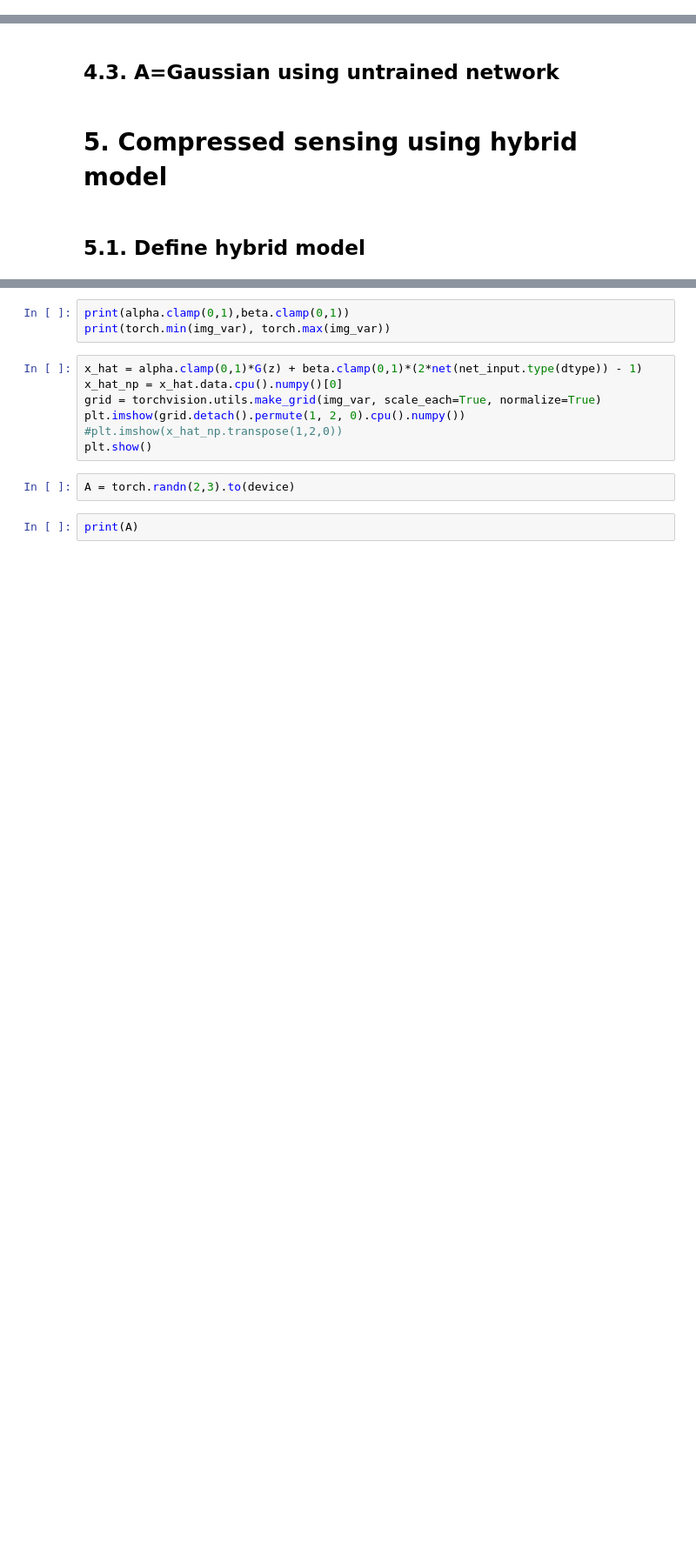
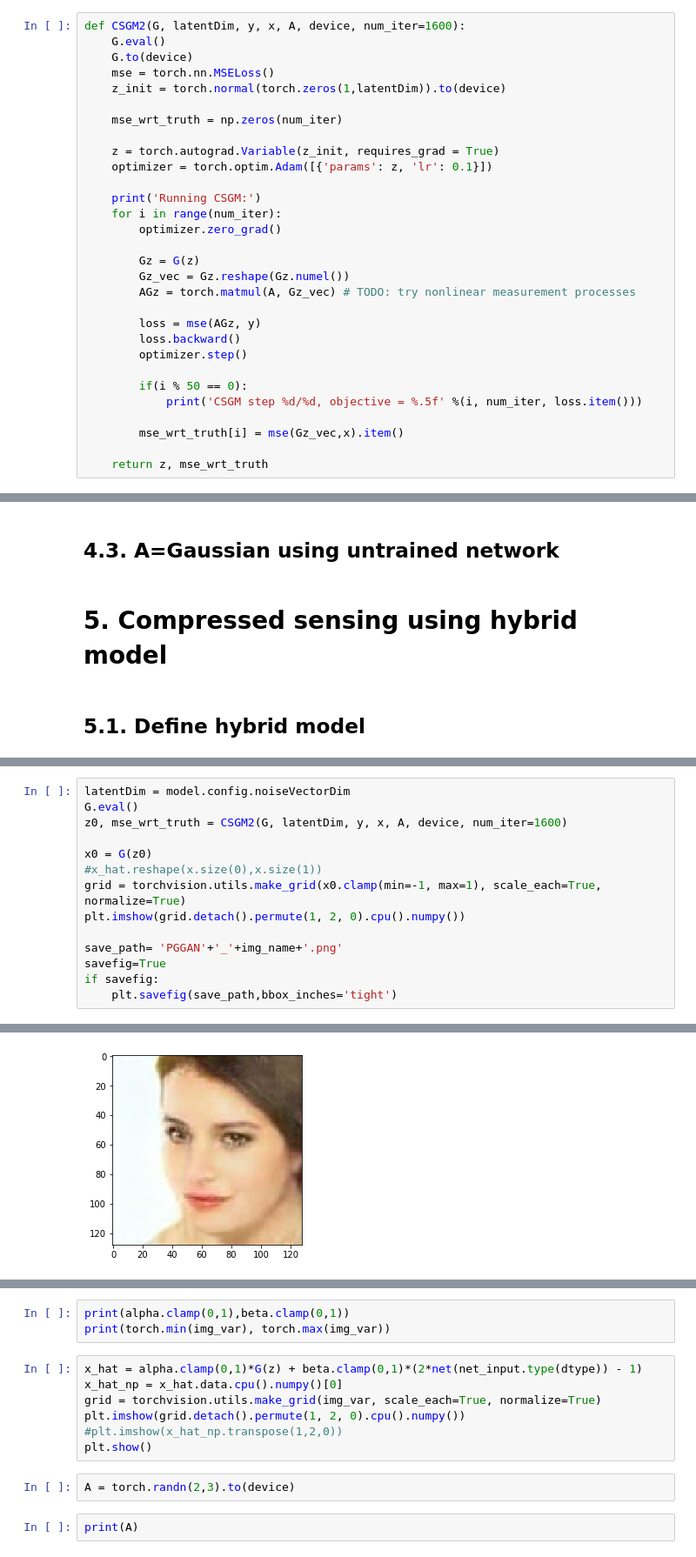
Before and after one commit to d-anguyen/Yeunuoc, a Jupyter notebook: CS-DD/Load_model.ipynb, the cells around one changed output, grey strips where cells are left out. Shown at 87% size. Drawn from its saved outputs; the diff is of its cells as text; blank space fills up the shorter version.

```diff
--- a/CS-DD/Load_model.ipynb
+++ b/CS-DD/Load_model.ipynb
@@ -281,3 +213,33 @@ def fit2(G,A,y, d_image, latentDim, num_iter = 2000, lr_decay_epoch = 200):
 
         loss = optimizer.step(closure)
     return z
+# %%
+def CSGM2(G, latentDim, y, x, A, device, num_iter=1600):
+    G.eval()
+    G.to(device)
+    mse = torch.nn.MSELoss()
+    z_init = torch.normal(torch.zeros(1,latentDim)).to(device)
+
+    mse_wrt_truth = np.zeros(num_iter)
+
+    z = torch.autograd.Variable(z_init, requires_grad = True)
+    optimizer = torch.optim.Adam([{'params': z, 'lr': 0.1}])
+
+    print('Running CSGM:')
+    for i in range(num_iter):
+        optimizer.zero_grad()
+
+        Gz = G(z)
+        Gz_vec = Gz.reshape(Gz.numel())
+        AGz = torch.matmul(A, Gz_vec) # TODO: try nonlinear measurement processes
+
+        loss = mse(AGz, y)
+        loss.backward()
+        optimizer.step()
+
+        if(i % 50 == 0):
+            print('CSGM step %d/%d, objective = %.5f' %(i, num_iter, loss.item()))
+
+        mse_wrt_truth[i] = mse(Gz_vec,x).item()
+
+    return z, mse_wrt_truth
@@ -494,2 +501,17 @@ def fit4(G, net, num_channels, d_image, y, z_0, latentDim, num_iter = 900, lr_de
 
     return net, net_input, z, alpha, beta, loss
+# %%
+latentDim = model.config.noiseVectorDim
+G.eval()
+z0, mse_wrt_truth = CSGM2(G, latentDim, y, x, A, device, num_iter=1600)
+
+x0 = G(z0)
+#x_hat.reshape(x.size(0),x.size(1))
+grid = torchvision.utils.make_grid(x0.clamp(min=-1, max=1), scale_each=True, normalize=True)
+plt.imshow(grid.detach().permute(1, 2, 0).cpu().numpy())
+
+save_path= 'PGGAN'+'_'+img_name+'.png'
+savefig=True
+if savefig:
+    plt.savefig(save_path,bbox_inches='tight')
+# %% [output]
@@ -495,0 +535 @@ def fit4(G, net, num_channels, d_image, y, z_0, latentDim, num_iter = 900, lr_de
+[figure, added]
```
Also changed, not shown: parts of 20 cells of this notebook, 2 other files.
